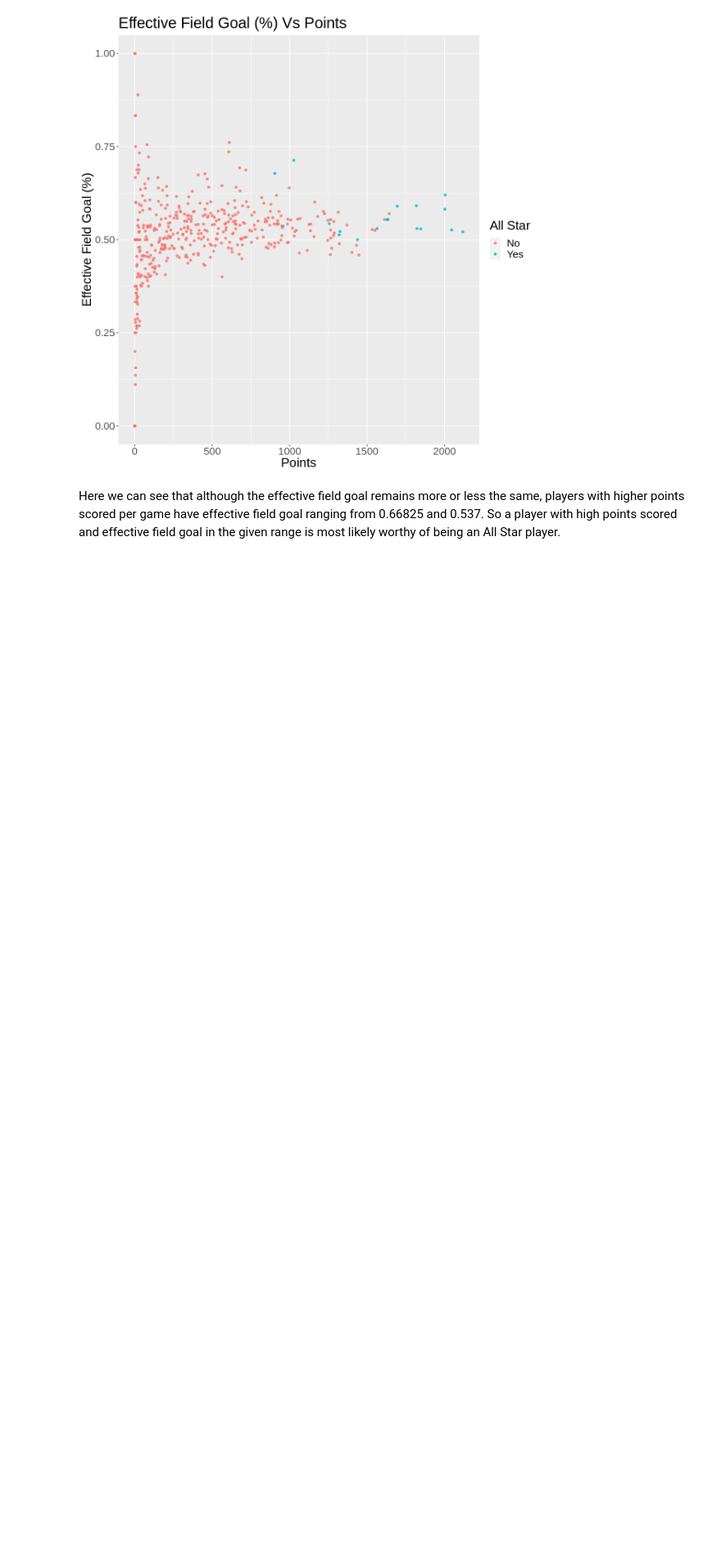
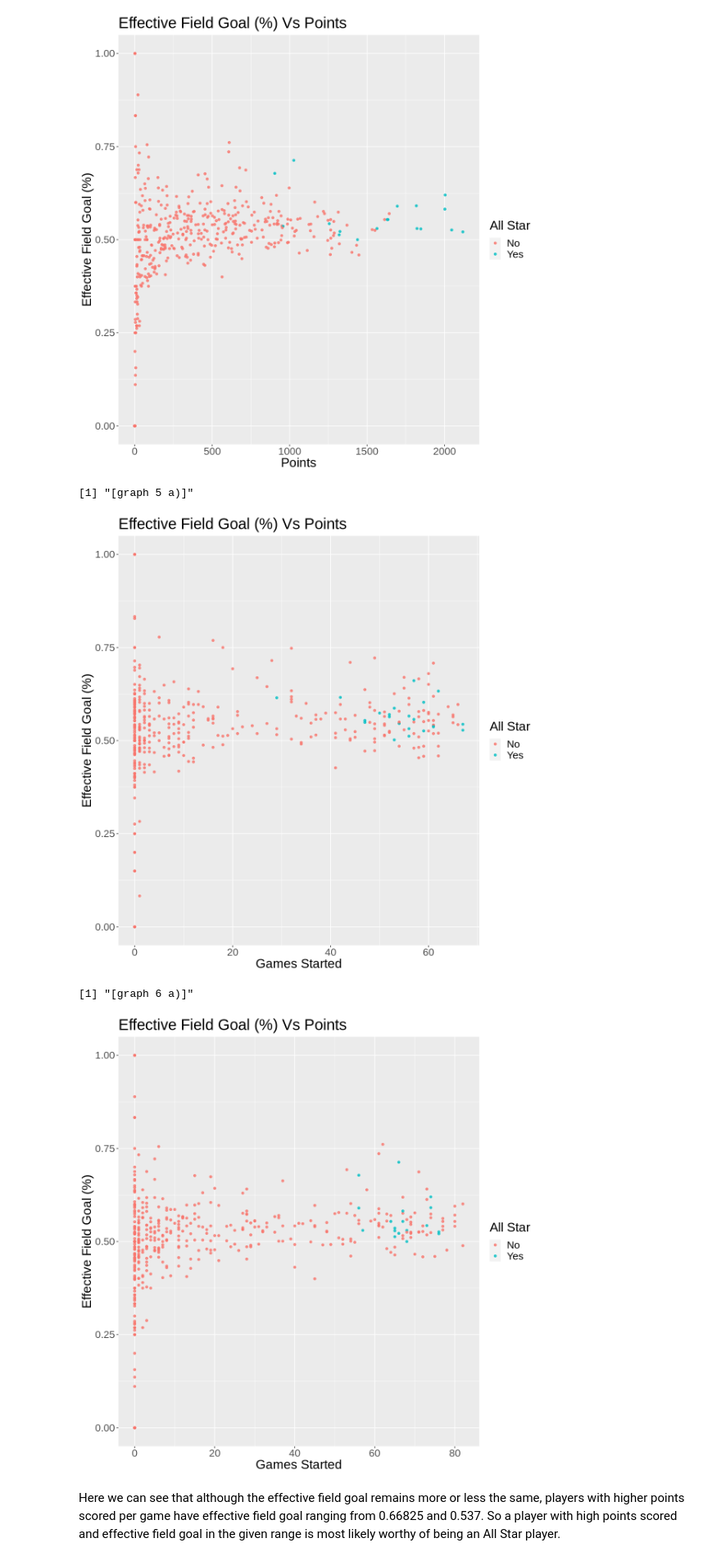
Before and after one commit to DrakenRaptor/Section006-28-Proposal, a Jupyter notebook: ProjectTrial.ipynb, the cells around one changed output. Shown at 82% size. Cells and saved outputs as stored; diff of their text form; code cells hidden in the pictures; blank space fills up the shorter version.

Commit message:
added plot 5 a) and plot 6 a)

```diff
--- a/ProjectTrial.ipynb
+++ b/ProjectTrial.ipynb
@@ -650,6 +650,26 @@ print("[graph 6]")
 [figure]
 [1] "[graph 6]"
 [figure]
+# %%
+set.seed(123)
+new_obs_training_2023 |>
+    ggplot(aes(x = games_started, y = effective_field_goal, color=all_star)) +
+    geom_point(alpha = 0.8) +
+    labs(x = "Games Started", y = "Effective Field Goal (%)", color = "All Star", title = "Effective Field Goal (%) Vs Points") +
+    theme(text = element_text(size = 20))
+print("[graph 5 a)]")
+
+new_obs_training_2022 |>
+    ggplot(aes(x = games_started, y = effective_field_goal, color=all_star)) +
+    geom_point(alpha = 0.8) +
+    labs(x = "Games Started", y = "Effective Field Goal (%)", color = "All Star", title = "Effective Field Goal (%) Vs Points") +
+    theme(text = element_text(size = 20))
+print("[graph 6 a)]")
+# %% [output]
+[1] "[graph 5 a)]"
+[figure, added]
+[1] "[graph 6 a)]"
+[figure, added]
 # %% [markdown]
 Here we can see that although the effective field goal remains more or less the same, players with higher points scored per game
 have effective field goal ranging from 0.66825 and 0.537. So a player with high points scored and effective field goal in the given range is most likely worthy of being an All Star player.
```
